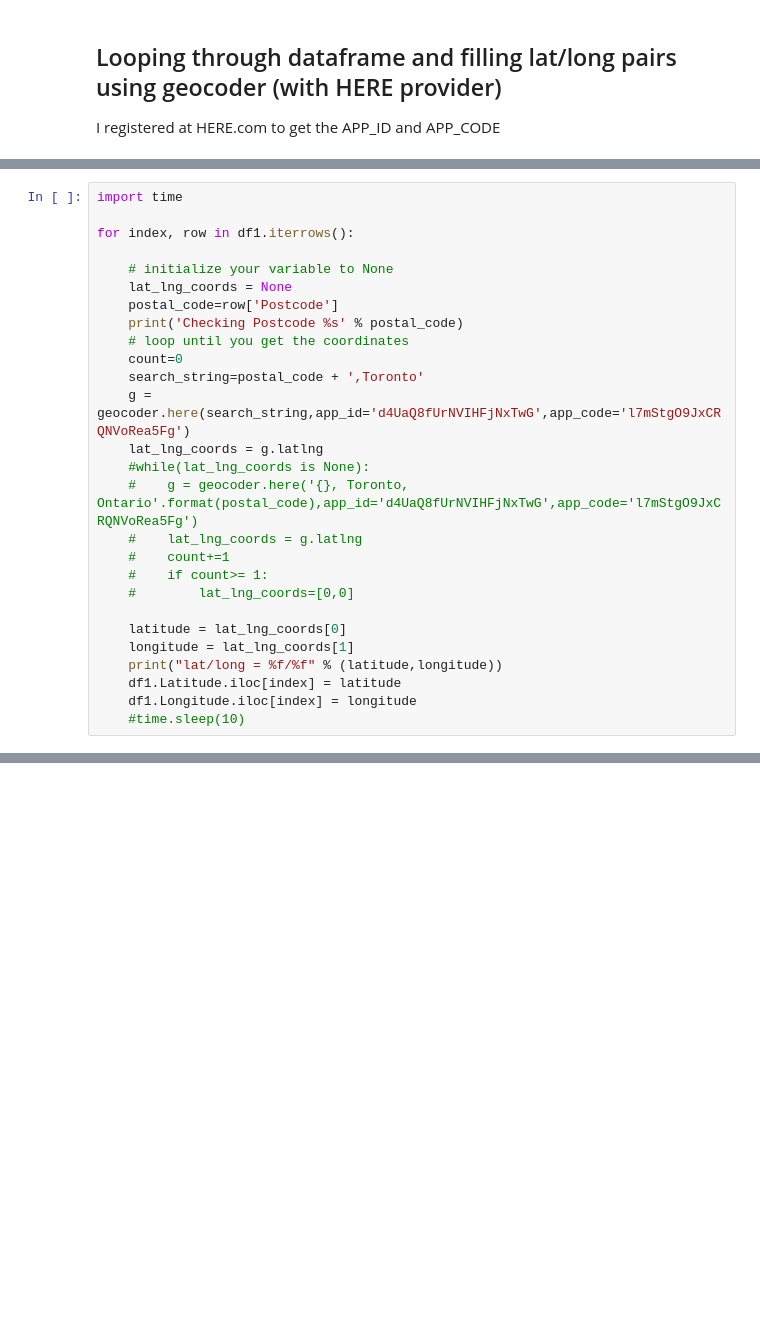
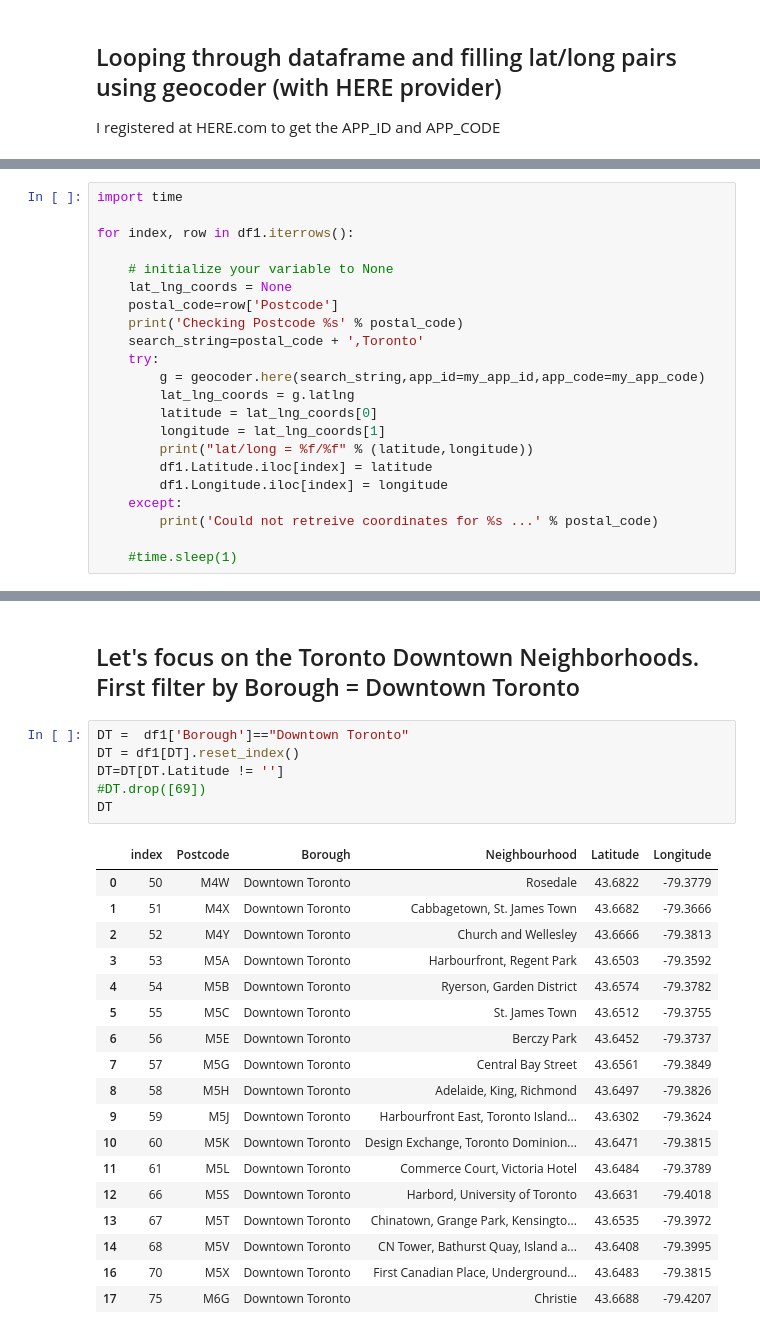
Before and after one commit to JimPanse87/TorontoNeighbourhoods, a Jupyter notebook: Toronto Neighborhood.ipynb, the cells around one changed output, grey strips where cells are left out. Cells and saved outputs as stored; diff of their text form; blank space fills up the shorter version.

```diff
--- a/Toronto Neighborhood.ipynb
+++ b/Toronto Neighborhood.ipynb
@@ -121,24 +123,19 @@ for index, row in df1.iterrows():
     lat_lng_coords = None
     postal_code=row['Postcode']
     print('Checking Postcode %s' % postal_code)
-    # loop until you get the coordinates
-    count=0
     search_string=postal_code + ',Toronto'
-    g = geocoder.here(search_string,app_id='d4UaQ8fUrNVIHFjNxTwG',app_code='l7mStgO9JxCRQNVoRea5Fg')
-    lat_lng_coords = g.latlng
-    #while(lat_lng_coords is None):
-    #    g = geocoder.here('{}, Toronto, Ontario'.format(postal_code),app_id='d4UaQ8fUrNVIHFjNxTwG',app_code='l7mStgO9JxCRQNVoRea5Fg')
-    #    lat_lng_coords = g.latlng
-    #    count+=1
-    #    if count>= 1:
-    #        lat_lng_coords=[0,0]
+    try:
+        g = geocoder.here(search_string,app_id=my_app_id,app_code=my_app_code)
+        lat_lng_coords = g.latlng
+        latitude = lat_lng_coords[0]
+        longitude = lat_lng_coords[1]
+        print("lat/long = %f/%f" % (latitude,longitude))
+        df1.Latitude.iloc[index] = latitude
+        df1.Longitude.iloc[index] = longitude
+    except:
+        print('Could not retreive coordinates for %s ...' % postal_code)
 
-    latitude = lat_lng_coords[0]
-    longitude = lat_lng_coords[1]
-    print("lat/long = %f/%f" % (latitude,longitude))
-    df1.Latitude.iloc[index] = latitude
-    df1.Longitude.iloc[index] = longitude
-    #time.sleep(10)
+    #time.sleep(1)
 # %% [output]
 Checking Postcode M1B
 lat/long = 43.811530/-79.195520
@@ -162,0 +209,27 @@ df1
+# %% [markdown]
+## Let's focus on the Toronto Downtown Neighborhoods. First filter by Borough = Downtown Toronto
+# %%
+DT =  df1['Borough']=="Downtown Toronto"
+DT = df1[DT].reset_index()
+DT=DT[DT.Latitude != '']
+#DT.drop([69])
+DT
+# %% [output]
+|  | index | Postcode | Borough | Neighbourhood | Latitude | Longitude |
+| 0 | 50 | M4W | Downtown Toronto | Rosedale | 43.6822 | -79.3779 |
+| 1 | 51 | M4X | Downtown Toronto | Cabbagetown, St. James Town | 43.6682 | -79.3666 |
+| 2 | 52 | M4Y | Downtown Toronto | Church and Wellesley | 43.6666 | -79.3813 |
+| 3 | 53 | M5A | Downtown Toronto | Harbourfront, Regent Park | 43.6503 | -79.3592 |
+| 4 | 54 | M5B | Downtown Toronto | Ryerson, Garden District | 43.6574 | -79.3782 |
+| 5 | 55 | M5C | Downtown Toronto | St. James Town | 43.6512 | -79.3755 |
+| 6 | 56 | M5E | Downtown Toronto | Berczy Park | 43.6452 | -79.3737 |
+| 7 | 57 | M5G | Downtown Toronto | Central Bay Street | 43.6561 | -79.3849 |
+| 8 | 58 | M5H | Downtown Toronto | Adelaide, King, Richmond | 43.6497 | -79.3826 |
+| 9 | 59 | M5J | Downtown Toronto | Harbourfront East, Toronto Island... | 43.6302 | -79.3624 |
+| 10 | 60 | M5K | Downtown Toronto | Design Exchange, Toronto Dominion... | 43.6471 | -79.3815 |
+| 11 | 61 | M5L | Downtown Toronto | Commerce Court, Victoria Hotel | 43.6484 | -79.3789 |
+| 12 | 66 | M5S | Downtown Toronto | Harbord, University of Toronto | 43.6631 | -79.4018 |
+| 13 | 67 | M5T | Downtown Toronto | Chinatown, Grange Park, Kensingto... | 43.6535 | -79.3972 |
+| 14 | 68 | M5V | Downtown Toronto | CN Tower, Bathurst Quay, Island a... | 43.6408 | -79.3995 |
+| 16 | 70 | M5X | Downtown Toronto | First Canadian Place, Underground... | 43.6483 | -79.3815 |
+| 17 | 75 | M6G | Downtown Toronto | Christie | 43.6688 | -79.4207 |
```
Also changed, not shown: parts of 29 cells of this notebook.
